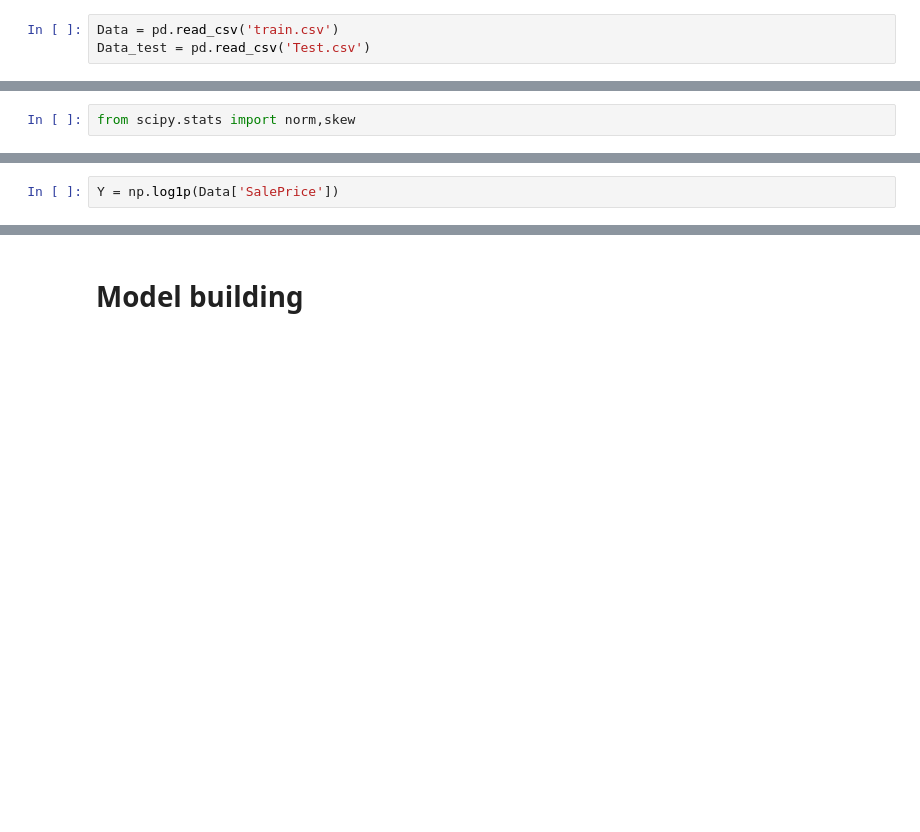
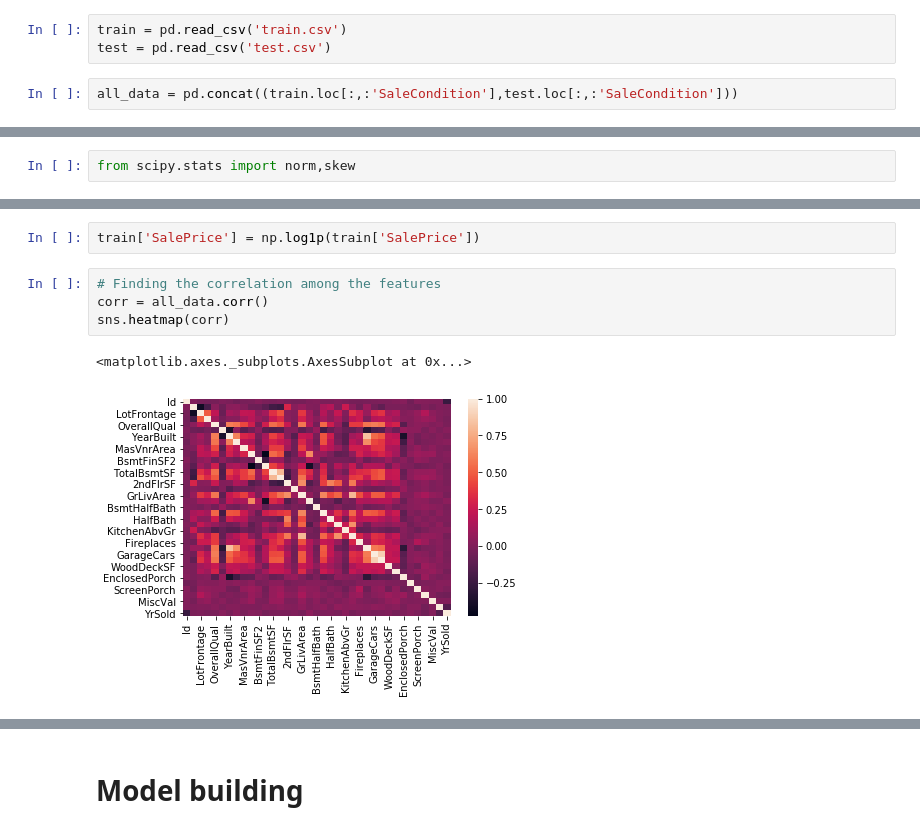
Before and after one commit to jaikiranpedad/House_price_prediction_Kaggle, a Jupyter notebook: House price prediction.ipynb, the cells around one changed output, grey strips where cells are left out. Drawn from its saved outputs; the diff is of its cells as text; blank space fills up the shorter version.

```diff
--- a/House price prediction.ipynb
+++ b/House price prediction.ipynb
@@ -4,8 +4,10 @@ import pandas as pd
 import matplotlib.pyplot as plt
 import seaborn as sns
 # %%
-Data = pd.read_csv('train.csv')
-Data_test = pd.read_csv('Test.csv')
+train = pd.read_csv('train.csv')
+test = pd.read_csv('test.csv')
+# %%
+all_data = pd.concat((train.loc[:,:'SaleCondition'],test.loc[:,:'SaleCondition']))
 # %% [markdown]
 # Data preprocessing
 # %%
@@ -62,6 +48,13 @@ sns.distplot(np.log1p(Data['SalePrice']), fit = norm)
 <matplotlib.axes._subplots.AxesSubplot at 0x...>
 [figure]
 # %%
-Y = np.log1p(Data['SalePrice'])
+train['SalePrice'] = np.log1p(train['SalePrice'])
+# %%
+# Finding the correlation among the features
+corr = all_data.corr()
+sns.heatmap(corr)
+# %% [output]
+<matplotlib.axes._subplots.AxesSubplot at 0x...>
+[figure, added]
 # %%
 na_features = []
```
Also changed, not shown: parts of 96 cells of this notebook.
